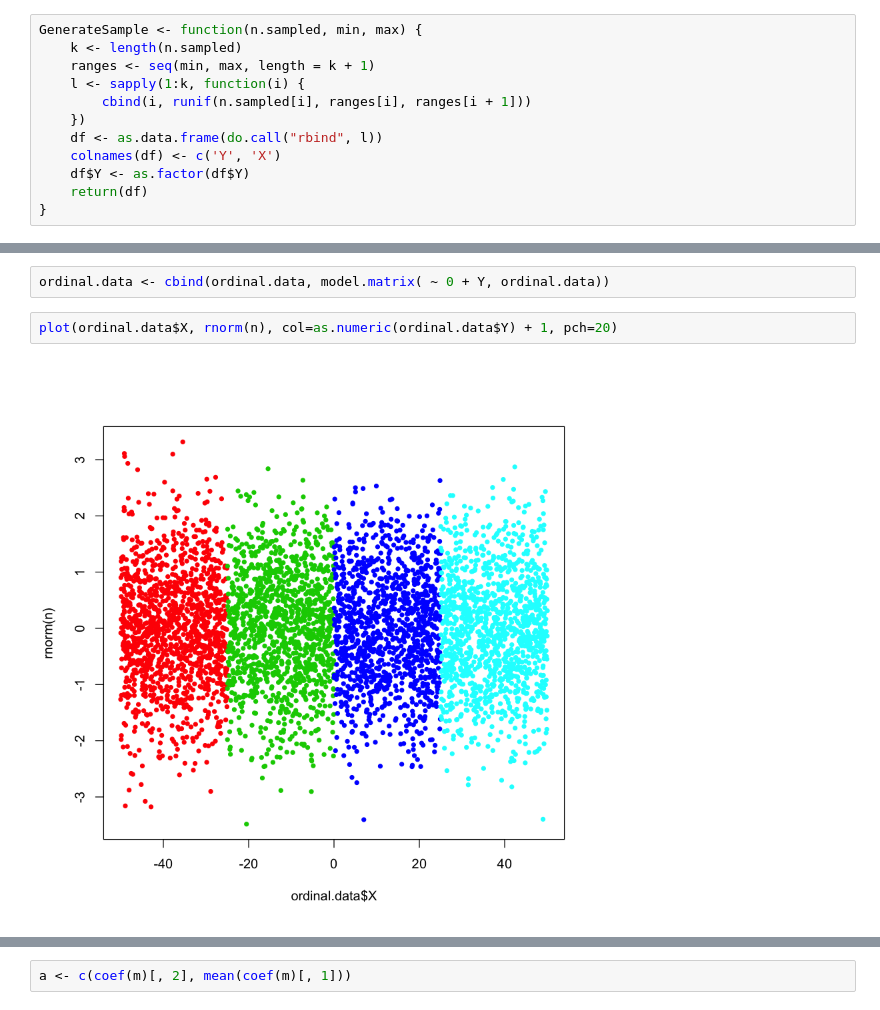
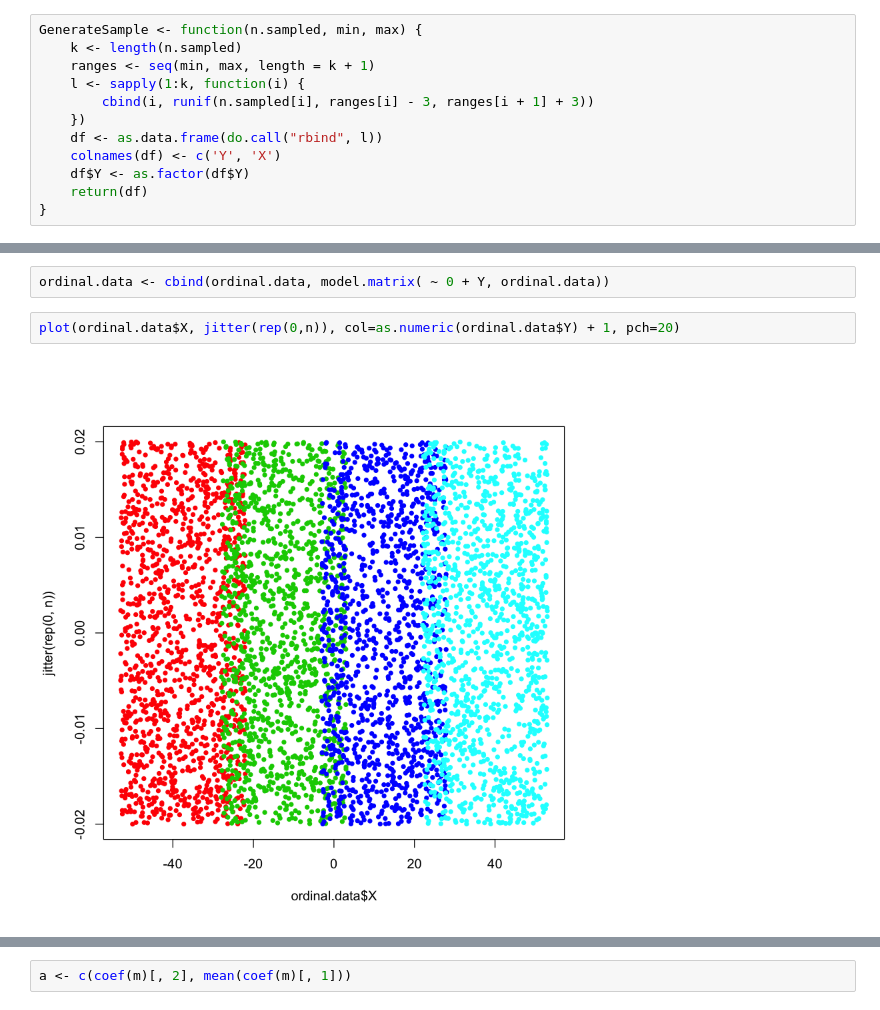
Before and after one commit to garciparedes/multinomial-logistic-contingency, a Jupyter notebook: notebook.ipynb, the cells around one changed output, grey strips where cells are left out. Cells and saved outputs as stored; diff of their text form.

```diff
--- a/notebook.ipynb
+++ b/notebook.ipynb
@@ -179,7 +163,7 @@ GenerateSample <- function(n.sampled, min, max) {
     k <- length(n.sampled)
     ranges <- seq(min, max, length = k + 1)
     l <- sapply(1:k, function(i) {
-        cbind(i, runif(n.sampled[i], ranges[i], ranges[i + 1]))
+        cbind(i, runif(n.sampled[i], ranges[i] - 3, ranges[i + 1] + 3))
     })
     df <- as.data.frame(do.call("rbind", l))
     colnames(df) <- c('Y', 'X')
@@ -191,7 +175,7 @@ ordinal.data <- GenerateSample(n.sampled, -50, 50)
 # %%
 ordinal.data <- cbind(ordinal.data, model.matrix( ~ 0 + Y, ordinal.data))
 # %%
-plot(ordinal.data$X, rnorm(n), col=as.numeric(ordinal.data$Y) + 1, pch=20)
+plot(ordinal.data$X, jitter(rep(0,n)), col=as.numeric(ordinal.data$Y) + 1, pch=20)
 # %% [output]
-[figure, old version]
+[figure, new version]
 # %%
```
Also changed, not shown: parts of 6 cells of this notebook.
